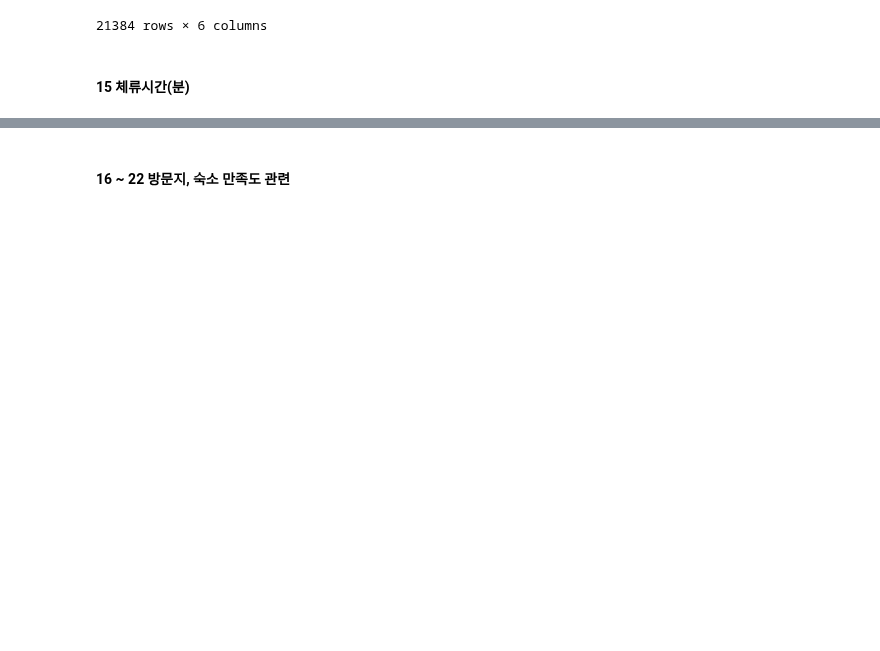
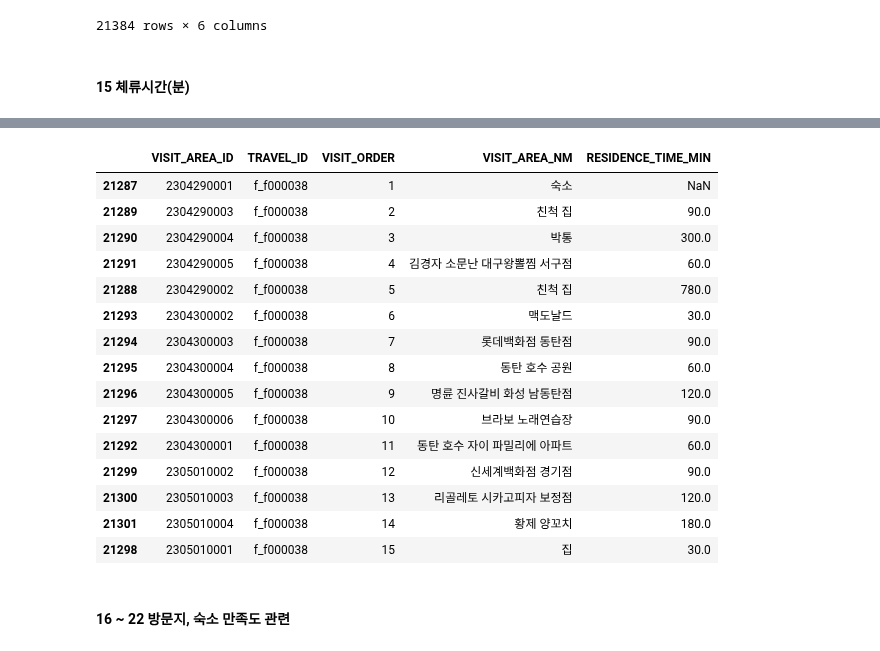
Before and after one commit to SKNetworks-AI19-250818/SKN19-mini-1Team, a Jupyter notebook: preprocessing/방문지데이터확인.ipynb, the cells around one changed output, grey strips where cells are left out. Saved outputs shown, nothing was run; the diff lists cells and outputs as text; code cells hidden in the pictures; blank space fills up the shorter version.

```diff
--- a/preprocessing/방문지데이터확인.ipynb
+++ b/preprocessing/방문지데이터확인.ipynb
@@ -179,0 +191,7 @@ temp
+# %%
+temp = visit_info[['VISIT_AREA_ID', 'TRAVEL_ID', 'VISIT_ORDER', 'VISIT_AREA_NM', 'RESIDENCE_TIME_MIN']]
+
+travel_id = 'f_f000038'
+temp = temp[temp['TRAVEL_ID']==travel_id]
+temp['VISIT_ORDER'] = temp['VISIT_ORDER'].astype(int)
+temp = temp.sort_values(by=['VISIT_ORDER'])
@@ -180,2 +203,21 @@ temp
+# %%
+temp
+# %% [output]
+|  | VISIT_AREA_ID | TRAVEL_ID | VISIT_ORDER | VISIT_AREA_NM | RESIDENCE_TIME_MIN |
+| 21287 | 2304290001 | f_f000038 | 1 | 숙소 | NaN |
+| 21289 | 2304290003 | f_f000038 | 2 | 친척 집 | 90.0 |
+| 21290 | 2304290004 | f_f000038 | 3 | 박통 | 300.0 |
+| 21291 | 2304290005 | f_f000038 | 4 | 김경자 소문난 대구왕뽈찜 서구점 | 60.0 |
+| 21288 | 2304290002 | f_f000038 | 5 | 친척 집 | 780.0 |
+| 21293 | 2304300002 | f_f000038 | 6 | 맥도날드 | 30.0 |
+| 21294 | 2304300003 | f_f000038 | 7 | 롯데백화점 동탄점 | 90.0 |
+| 21295 | 2304300004 | f_f000038 | 8 | 동탄 호수 공원 | 60.0 |
+| 21296 | 2304300005 | f_f000038 | 9 | 명륜 진사갈비 화성 남동탄점 | 120.0 |
+| 21297 | 2304300006 | f_f000038 | 10 | 브라보 노래연습장 | 90.0 |
+| 21292 | 2304300001 | f_f000038 | 11 | 동탄 호수 자이 파밀리에 아파트 | 60.0 |
+| 21299 | 2305010002 | f_f000038 | 12 | 신세계백화점 경기점 | 90.0 |
+| 21300 | 2305010003 | f_f000038 | 13 | 리골레토 시카고피자 보정점 | 120.0 |
+| 21301 | 2305010004 | f_f000038 | 14 | 황제 양꼬치 | 180.0 |
+| 21298 | 2305010001 | f_f000038 | 15 | 집 | 30.0 |
 # %% [markdown]
 #### 16 ~ 22 방문지, 숙소 만족도 관련
```
Also changed, not shown: parts of 11 cells of this notebook.
